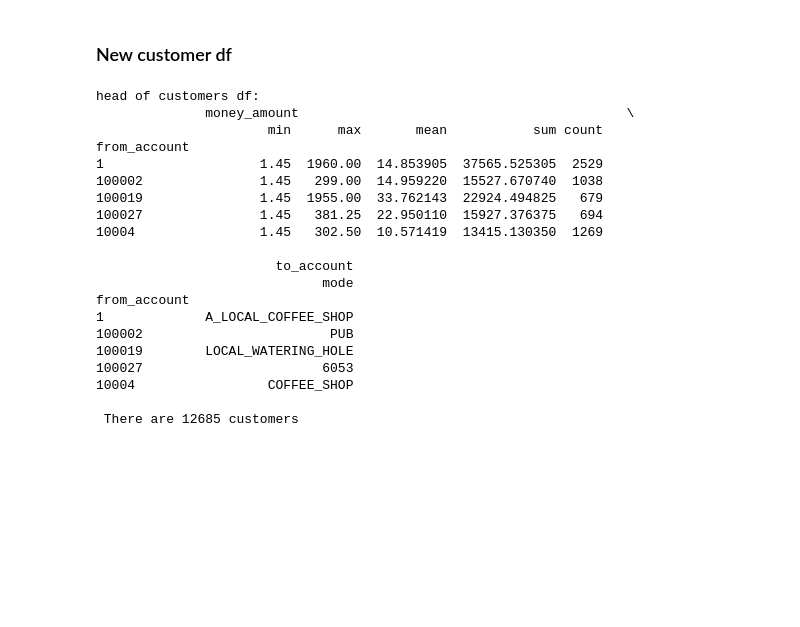
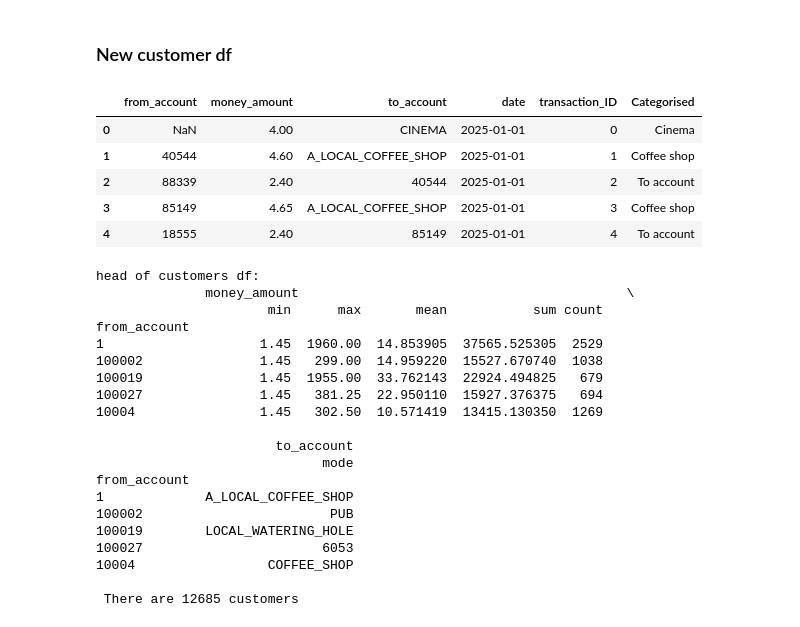
Before and after one commit to qt22010/DSMP-Grp24-, a Jupyter notebook: Sasha/cleaning_forIncomePrediction.ipynb, the cells around one changed output. Saved outputs shown, nothing was run; the diff lists cells and outputs as text; code cells hidden in the pictures; blank space fills up the shorter version.

```diff
--- a/Sasha/cleaning_forIncomePrediction.ipynb
+++ b/Sasha/cleaning_forIncomePrediction.ipynb
@@ -291,6 +287,15 @@ We have successfully now got a df with no missing money_amount
 As this task is to predict income let's begin narrowing our focus on customers. To do this we build a new df for all of our customers
 # %% [markdown]
 ### New customer df
+# %%
+df.head()
+# %% [output]
+|  | from_account | money_amount | to_account | date | transaction_ID | Categorised |
+| 0 | NaN | 4.00 | CINEMA | 2025-01-01 | 0 | Cinema |
+| 1 | 40544 | 4.60 | A_LOCAL_COFFEE_SHOP | 2025-01-01 | 1 | Coffee shop |
+| 2 | 88339 | 2.40 | 40544 | 2025-01-01 | 2 | To account |
+| 3 | 85149 | 4.65 | A_LOCAL_COFFEE_SHOP | 2025-01-01 | 3 | Coffee shop |
+| 4 | 18555 | 2.40 | 85149 | 2025-01-01 | 4 | To account |
 # %%
 #creating new dfs to summarise customers
 df_customers = df.groupby('from_account').agg({'money_amount':['min','max','mean','sum','count'], 'to_account': pd.Series.mode})
```
Also changed, not shown: parts of 15 cells of this notebook, 3 other files.
